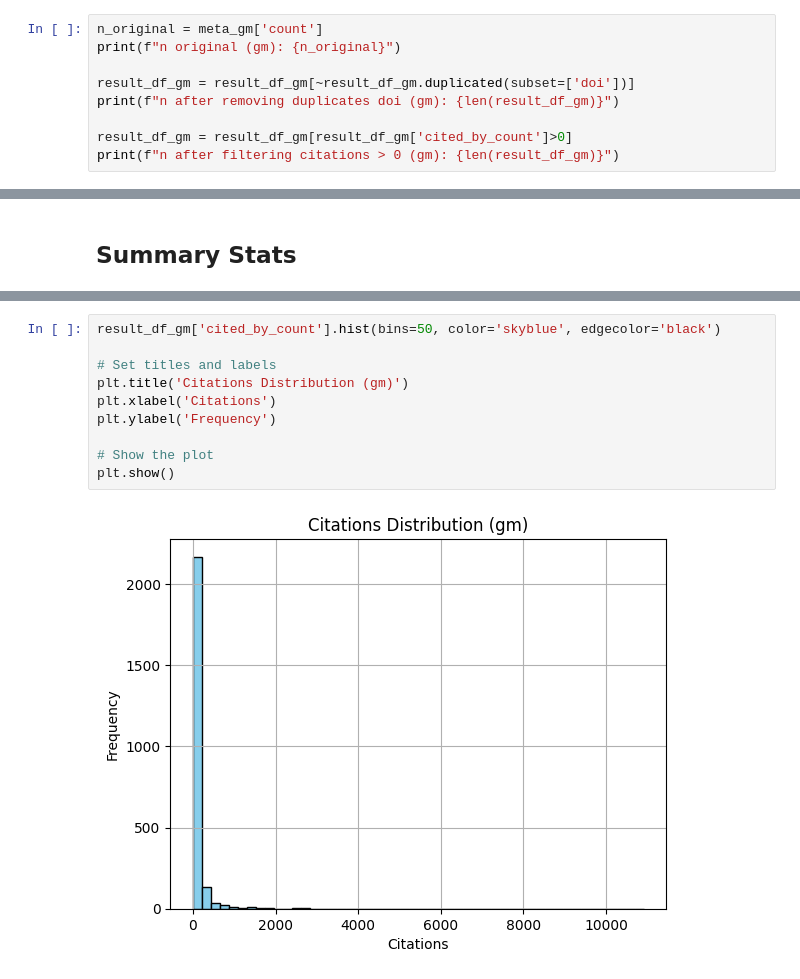
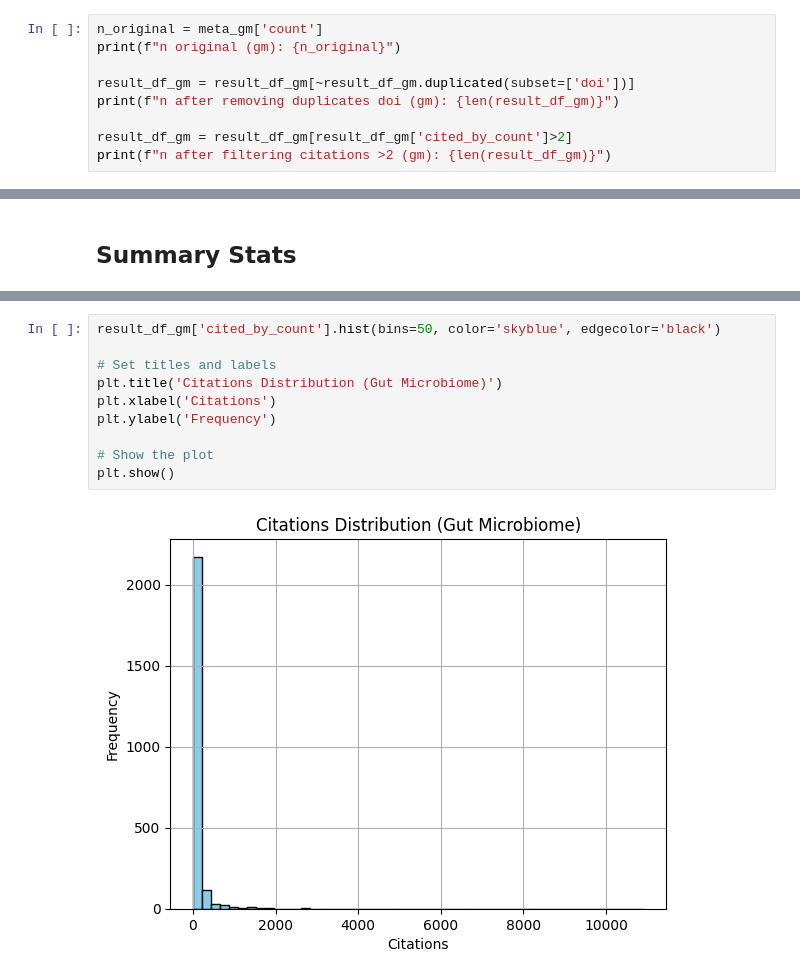
Before and after one commit to eisuke119/Research-Project, a Jupyter notebook: Dataset_OpenAlex/OpenAlexAPI.ipynb, the cells around one changed output, grey strips where cells are left out. Drawn from its saved outputs; the diff is of its cells as text.

```diff
--- a/Dataset_OpenAlex/OpenAlexAPI.ipynb
+++ b/Dataset_OpenAlex/OpenAlexAPI.ipynb
@@ -98,6 +104,6 @@ print(f"n original (gm): {n_original}")
 result_df_gm = result_df_gm[~result_df_gm.duplicated(subset=['doi'])]
 print(f"n after removing duplicates doi (gm): {len(result_df_gm)}")
 
-result_df_gm = result_df_gm[result_df_gm['cited_by_count']>0]
-print(f"n after filtering citations > 0 (gm): {len(result_df_gm)}")
+result_df_gm = result_df_gm[result_df_gm['cited_by_count']>2]
+print(f"n after filtering citations >2 (gm): {len(result_df_gm)}")
 # %% [output]
@@ -175,15 +181,15 @@ plt.show()
 # %%
 result_df_gm['cited_by_count'].hist(bins=50, color='skyblue', edgecolor='black')
 
 # Set titles and labels
-plt.title('Citations Distribution (gm)')
+plt.title('Citations Distribution (Gut Microbiome)')
 plt.xlabel('Citations')
 plt.ylabel('Frequency')
 
 # Show the plot
 plt.show()
 # %% [output]
-[figure, old version]
+[figure, new version]
 # %%
 result_df_vm['cited_by_count'].hist(bins=50, color='skyblue', edgecolor='black')
 
```
Also changed, not shown: parts of 12 cells of this notebook, 2 other files.
